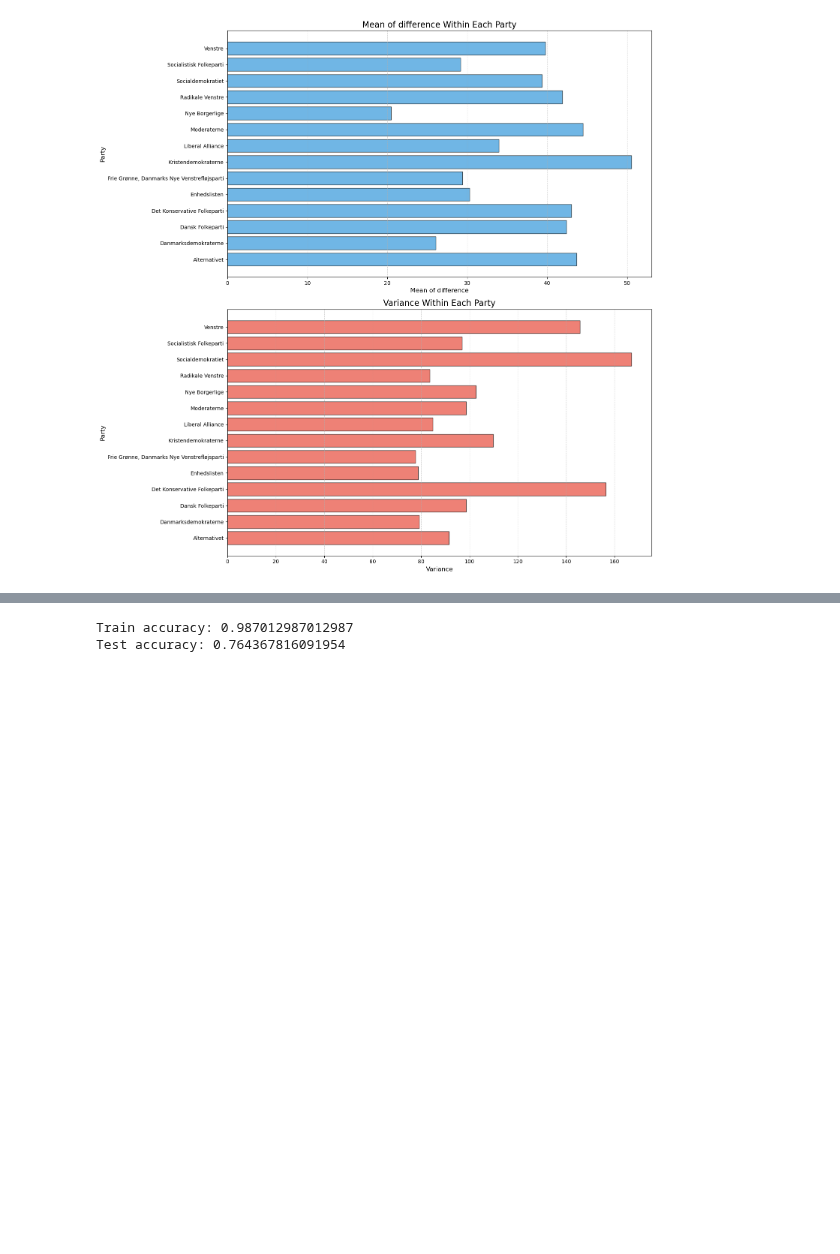
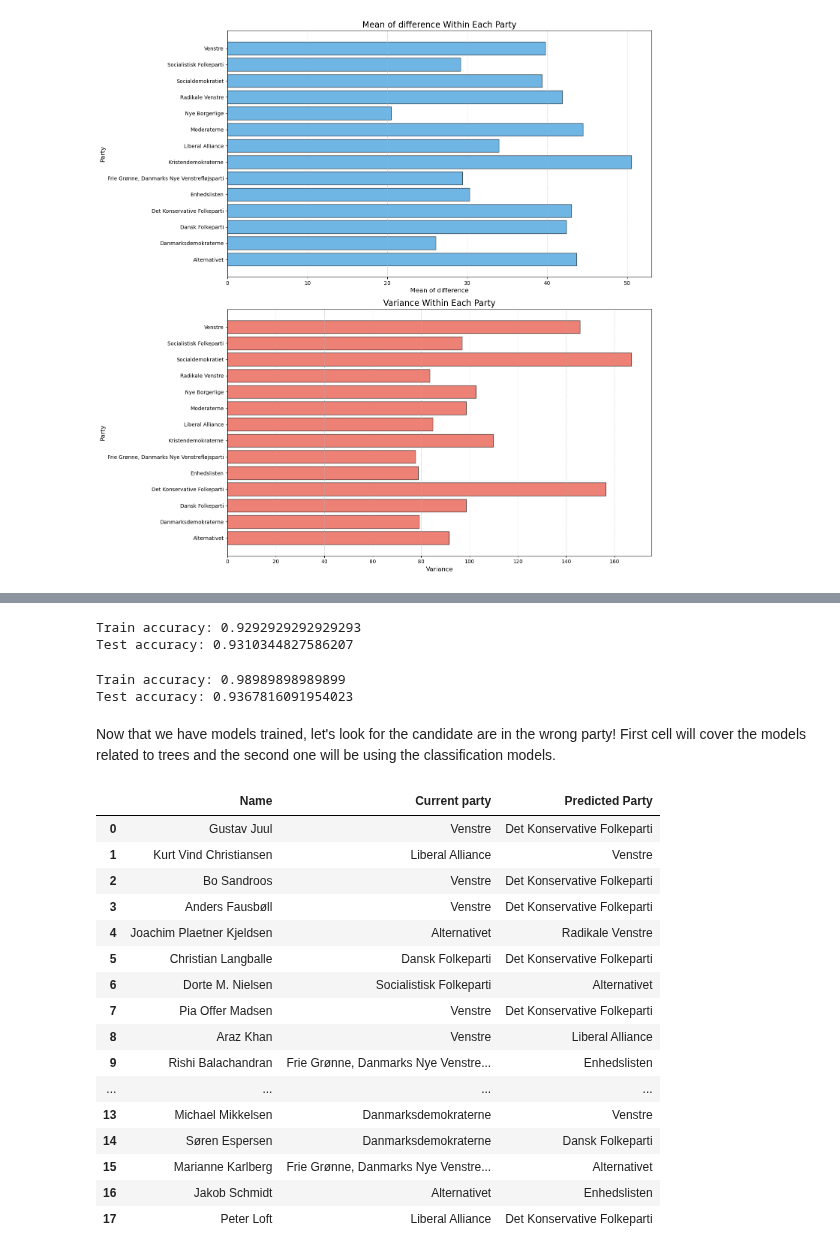
Before and after one commit to maksio420/ML, a Jupyter notebook: 2-candidates/Candidate Test 2022 I - Kamil.ipynb, the cells around one changed output, grey strips where cells are left out. Drawn from its saved outputs; the diff is of its cells as text; code cells hidden in the pictures; blank space fills up the shorter version.

```diff
--- a/2-candidates/Candidate Test 2022 I - Kamil.ipynb
+++ b/2-candidates/Candidate Test 2022 I - Kamil.ipynb
@@ -348,20 +359,59 @@ AttributeError: 'Flags' object has no attribute 'c_contiguous'
-# %%
-#trees
-
-from sklearn.model_selection import train_test_split
-from sklearn.tree import DecisionTreeClassifier
-
-
-relevant_data = all_data.drop(['alder', 'navn', 'storkreds'], axis=1)
-data = relevant_data.drop(['parti'], axis='columns')
-labels = relevant_data['parti']
-X_train, X_test, y_train, y_test = train_test_split(data, labels, test_size=0.2, random_state=42)
-
-clf = DecisionTreeClassifier(max_depth = 10, random_state = 42)
-clf.fit(X_train, y_train)
-
-print("Train accuracy: {}".format(clf.score(X_train, y_train)))
-print("Test accuracy: {}".format(clf.score(X_test, y_test)))
-# %% [output]
-Train accuracy: 0.987012987012987
-Test accuracy: 0.764367816091954
+# %%
+forest = RandomForestClassifier(n_estimators = 100, max_depth = 5,
+                                max_features = 10, random_state = 42)
+forest.fit(X_train, y_train)
+
+print("Train accuracy: {}".format(forest.score(X_train, y_train)))
+print("Test accuracy: {}".format(forest.score(X_test, y_test)))
+
+#I could do the same thing as for the DecisionTree and look for the best hyperparameters, but it takes a lot of time to compute
+#I will stick with the 93% accuracy which I found by manual hyperparameter tuning
+# %% [output]
+Train accuracy: 0.9292929292929293
+Test accuracy: 0.9310344827586207
+# %%
+gbt = GradientBoostingClassifier(random_state = 42, n_estimators = 70, max_features=10,
+                                max_depth = 4, learning_rate = 0.01)
+gbt.fit(X_train, y_train)
+
+print("Train accuracy: {}".format(gbt.score(X_train, y_train)))
+print("Test accuracy: {}".format(gbt.score(X_test, y_test)))
+
+#Same thing goes for this hyperparameter tuning, too costly
+# %% [output]
+Train accuracy: 0.98989898989899
+Test accuracy: 0.9367816091954023
+# %% [markdown]
+Now that we have models trained, let's look for the candidate are in the wrong party! First cell will cover the models related to trees and the second one will be using the classification models.
+# %%
+predictions = gbt.predict(data) #17 candidates predicted to be in a wrong party
+# predictions = clf.predict(data) #96 candidates predicted to be in a wrong party
+# predictions = forest.predict(data) #61 candidates predicted to be in a wrong party
+
+def getCandidatesInWrongParties(predictions):
+    wrong_party = []
+    for i in range(0, len(predictions)):
+        if all_data.iloc[i]['parti']!=predictions[i]:
+            wrong_party.append([all_data.iloc[i]['navn'], all_data.iloc[i]['parti'], predictions[i]])
+    wrong_party_df = pd.DataFrame(wrong_party, columns=['Name', 'Current party','Predicted Party'])
+    display(wrong_party_df)
+
+getCandidatesInWrongParties(predictions)
+# %% [output]
+|  | Name | Current party | Predicted Party |
+| 0 | Gustav Juul | Venstre | Det Konservative Folkeparti |
+| 1 | Kurt Vind Christiansen | Liberal Alliance | Venstre |
+| 2 | Bo Sandroos | Venstre | Det Konservative Folkeparti |
+| 3 | Anders Fausbøll | Venstre | Det Konservative Folkeparti |
+| 4 | Joachim Plaetner Kjeldsen | Alternativet | Radikale Venstre |
+| 5 | Christian Langballe | Dansk Folkeparti | Det Konservative Folkeparti |
+| 6 | Dorte M. Nielsen | Socialistisk Folkeparti | Alternativet |
+| 7 | Pia Offer Madsen | Venstre | Det Konservative Folkeparti |
+| 8 | Araz Khan | Venstre | Liberal Alliance |
+| 9 | Rishi Balachandran | Frie Grønne, Danmarks Nye Venstre... | Enhedslisten |
+| ... | ... | ... | ... |
+| 13 | Michael Mikkelsen | Danmarksdemokraterne | Venstre |
+| 14 | Søren Espersen | Danmarksdemokraterne | Dansk Folkeparti |
+| 15 | Marianne Karlberg | Frie Grønne, Danmarks Nye Venstre... | Alternativet |
+| 16 | Jakob Schmidt | Alternativet | Enhedslisten |
+| 17 | Peter Loft | Liberal Alliance | Det Konservative Folkeparti |
```
Also changed, not shown: parts of 9 cells of this notebook.
